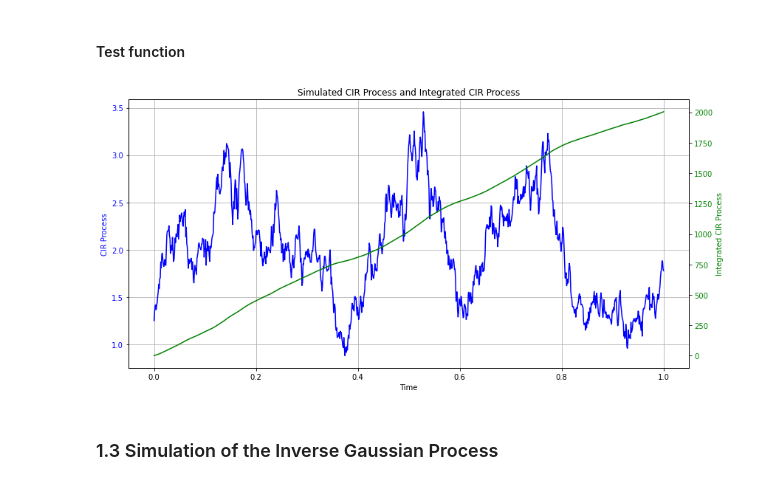
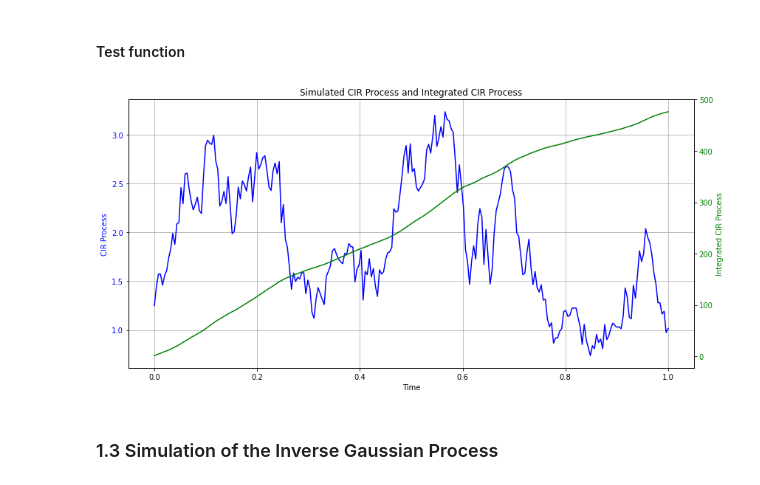
Before and after one commit to FabbriSimo001/LPA_Stochastic_Volatility, a Jupyter notebook: LPA-Group_Assignment.ipynb, the cells around one changed output. Saved outputs shown, nothing was run; the diff lists cells and outputs as text; code cells hidden in the pictures.

```diff
--- a/LPA-Group_Assignment.ipynb
+++ b/LPA-Group_Assignment.ipynb
@@ -77,7 +79,7 @@ def get_CIR(kappa, eta, lambda_, y0, T, N):
     numpy.ndarray: Simulated CIR process.
     """
     # Time step size
-    dt = T / N
+    dt = (1 / 252)
     # Time grid
     t = np.linspace(0, T, N)
     # Initialize the process
@@ -110,35 +112,35 @@ def get_ICIR(y):
 # Test parameters
 kappa = 5     # Mean reversion speed
 eta = 1       # Long-term mean
 lambda_ = 2   # Volatility
 y0 = 1.25     # Initial value
 T = 1.0       # Time horizon
-N = 1000      # Number of time steps
+N = 252      # Number of time steps
 # Generate the CIR process
 y = get_CIR(kappa, eta, lambda_, y0, T, N)
 # Integrate the CIR process
 integrated_y = get_ICIR(y)
 # Time grid
 t = np.linspace(0, T, N)
 # Plot CIR and Integrated CIR on separate y-axes
 fig, ax1 = plt.subplots(figsize=(12, 6))
 # Plot CIR process on the primary y-axis
 ax1.plot(t, y, label="CIR Process", color="blue")
 ax1.set_xlabel("Time")
 ax1.set_ylabel("CIR Process", color="blue")
 ax1.tick_params(axis="y", labelcolor="blue")
 ax1.grid(True)
 # Plot Integrated CIR on the secondary y-axis
 ax2 = ax1.twinx()  # Create a secondary y-axis sharing the same x-axis
 ax2.plot(t, integrated_y, label="Integrated CIR Process", color="green")
 ax2.set_ylabel("Integrated CIR Process", color="green")
 ax2.tick_params(axis="y", labelcolor="green")
 # Title and show plot
 plt.title("Simulated CIR Process and Integrated CIR Process")
 fig.tight_layout()
 plt.show()
 # %% [output]
-[figure, old version]
+[figure, new version]
 # %% [markdown]
 ### 1.3 Simulation of the Inverse Gaussian Process
 # %%
```
Also changed, not shown: parts of 24 cells of this notebook.
